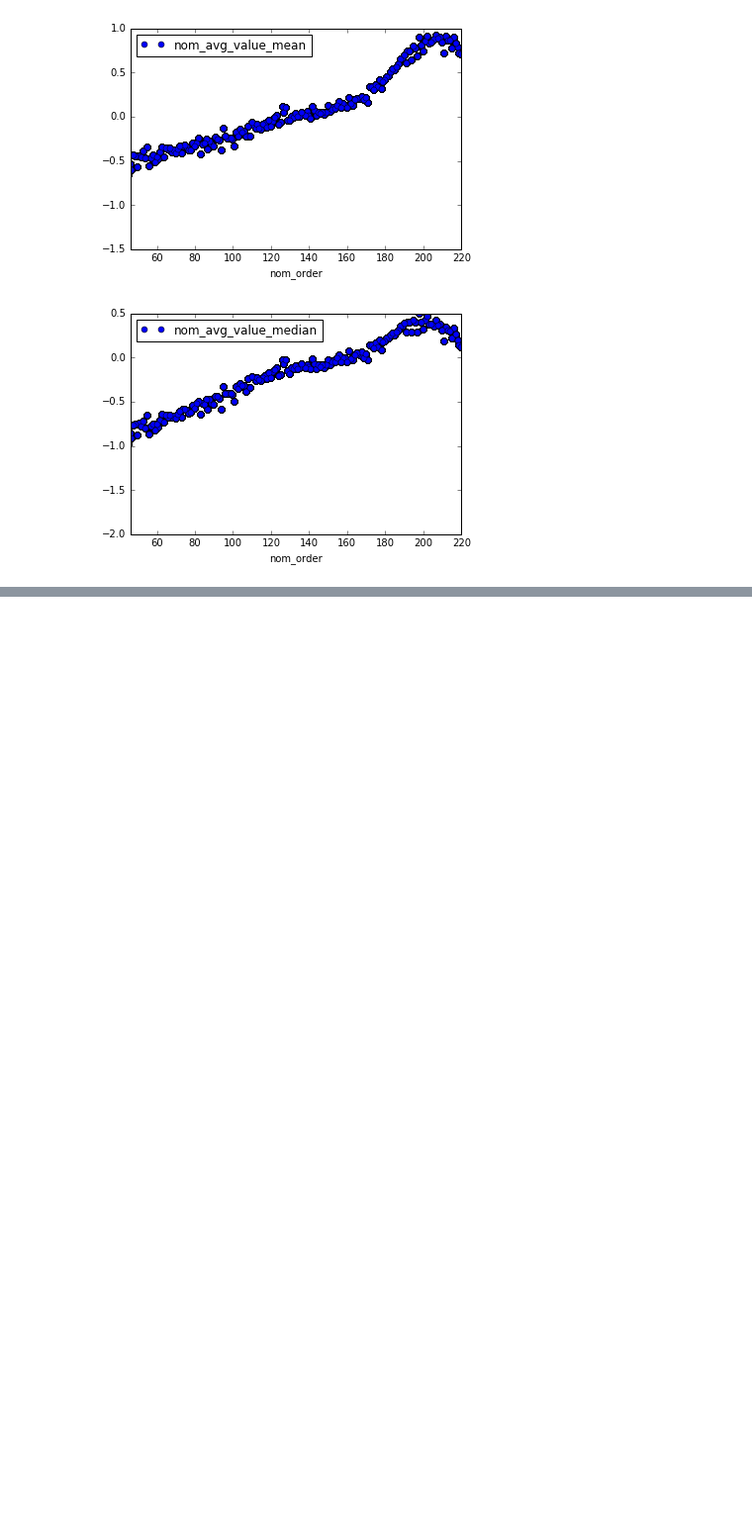
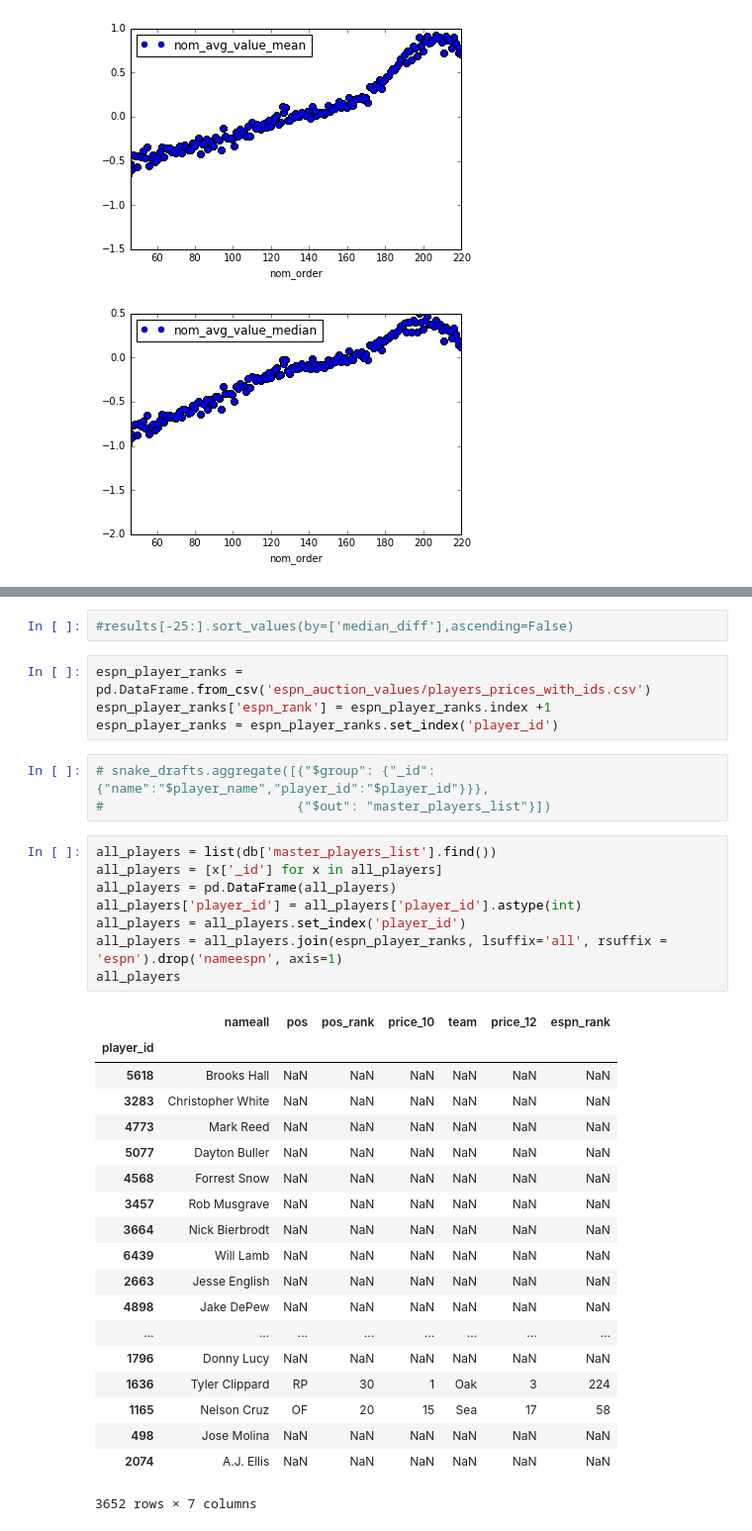
Before and after one commit to michaelmoliterno/auctionball, a Jupyter notebook: workbook.ipynb, the cells around one changed output, grey strips where cells are left out. Shown at 99% size. Drawn from its saved outputs; the diff is of its cells as text; blank space fills up the shorter version.

```diff
--- a/workbook.ipynb
+++ b/workbook.ipynb
@@ -214,0 +311,37 @@ std["value"].plot()
+# %%
+#results[-25:].sort_values(by=['median_diff'],ascending=False)
+# %%
+espn_player_ranks = pd.DataFrame.from_csv('espn_auction_values/players_prices_with_ids.csv')
+espn_player_ranks['espn_rank'] = espn_player_ranks.index +1
+espn_player_ranks = espn_player_ranks.set_index('player_id')
+# %%
+# snake_drafts.aggregate([{"$group": {"_id": {"name":"$player_name","player_id":"$player_id"}}},
+#                         {"$out": "master_players_list"}])
+# %%
+all_players = list(db['master_players_list'].find())
+all_players = [x['_id'] for x in all_players]
+all_players = pd.DataFrame(all_players)
+all_players['player_id'] = all_players['player_id'].astype(int)
+all_players = all_players.set_index('player_id')
+all_players = all_players.join(espn_player_ranks, lsuffix='all', rsuffix = 'espn').drop('nameespn', axis=1)
+all_players
+# %% [output]
+|  | nameall | pos | pos_rank | price_10 | team | price_12 | espn_rank |
+| player_id |  |  |  |  |  |  |  |
+| 5618 | Brooks Hall | NaN | NaN | NaN | NaN | NaN | NaN |
+| 3283 | Christopher White | NaN | NaN | NaN | NaN | NaN | NaN |
+| 4773 | Mark Reed | NaN | NaN | NaN | NaN | NaN | NaN |
+| 5077 | Dayton Buller | NaN | NaN | NaN | NaN | NaN | NaN |
+| 4568 | Forrest Snow | NaN | NaN | NaN | NaN | NaN | NaN |
+| 3457 | Rob Musgrave | NaN | NaN | NaN | NaN | NaN | NaN |
+| 3664 | Nick Bierbrodt | NaN | NaN | NaN | NaN | NaN | NaN |
+| 6439 | Will Lamb | NaN | NaN | NaN | NaN | NaN | NaN |
+| 2663 | Jesse English | NaN | NaN | NaN | NaN | NaN | NaN |
+| 4898 | Jake DePew | NaN | NaN | NaN | NaN | NaN | NaN |
+| ... | ... | ... | ... | ... | ... | ... | ... |
+| 1796 | Donny Lucy | NaN | NaN | NaN | NaN | NaN | NaN |
+| 1636 | Tyler Clippard | RP | 30 | 1 | Oak | 3 | 224 |
+| 1165 | Nelson Cruz | OF | 20 | 15 | Sea | 17 | 58 |
+| 498 | Jose Molina | NaN | NaN | NaN | NaN | NaN | NaN |
+| 2074 | A.J. Ellis | NaN | NaN | NaN | NaN | NaN | NaN |
+3652 rows × 7 columns
```
Also changed, not shown: parts of 26 cells of this notebook, 4 other files.
